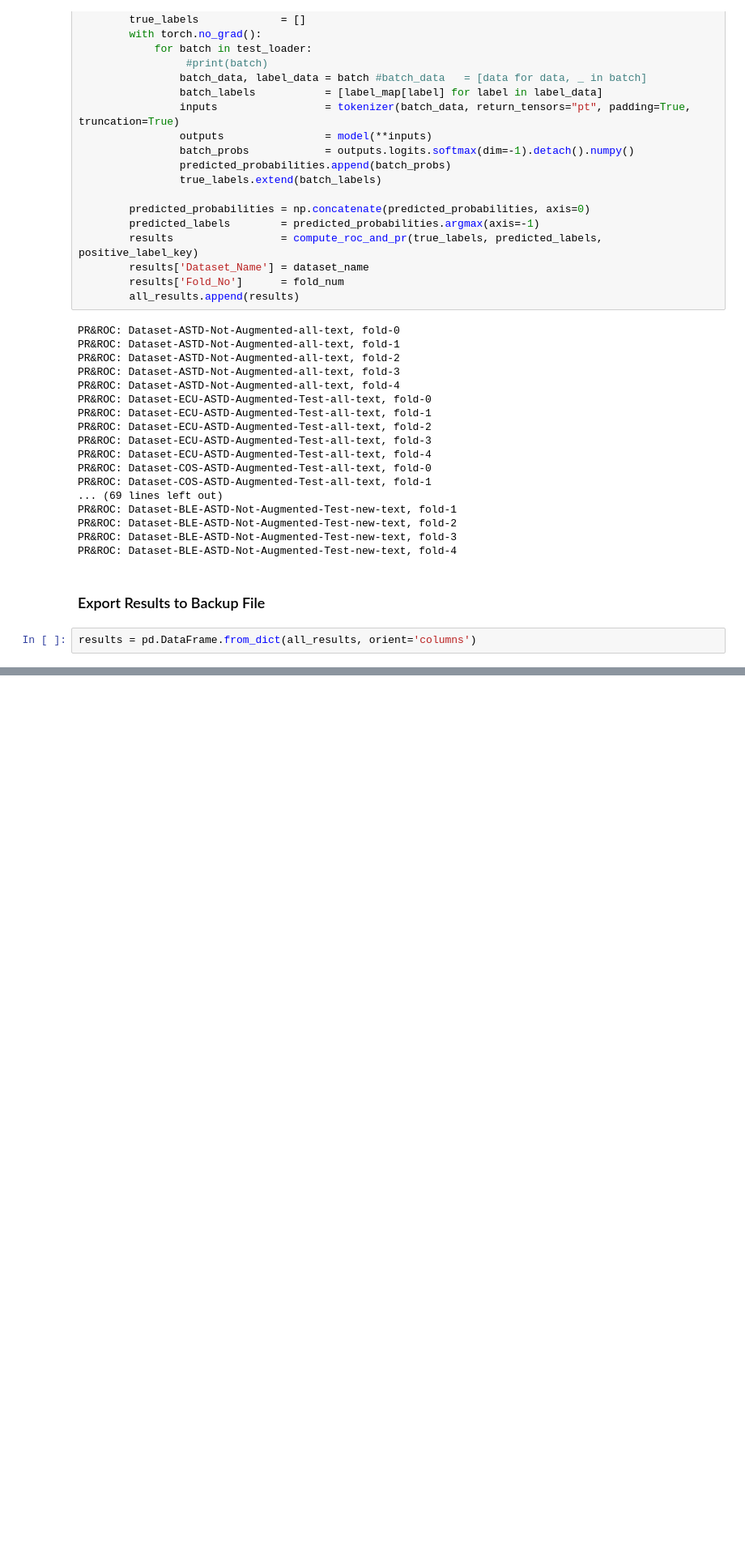
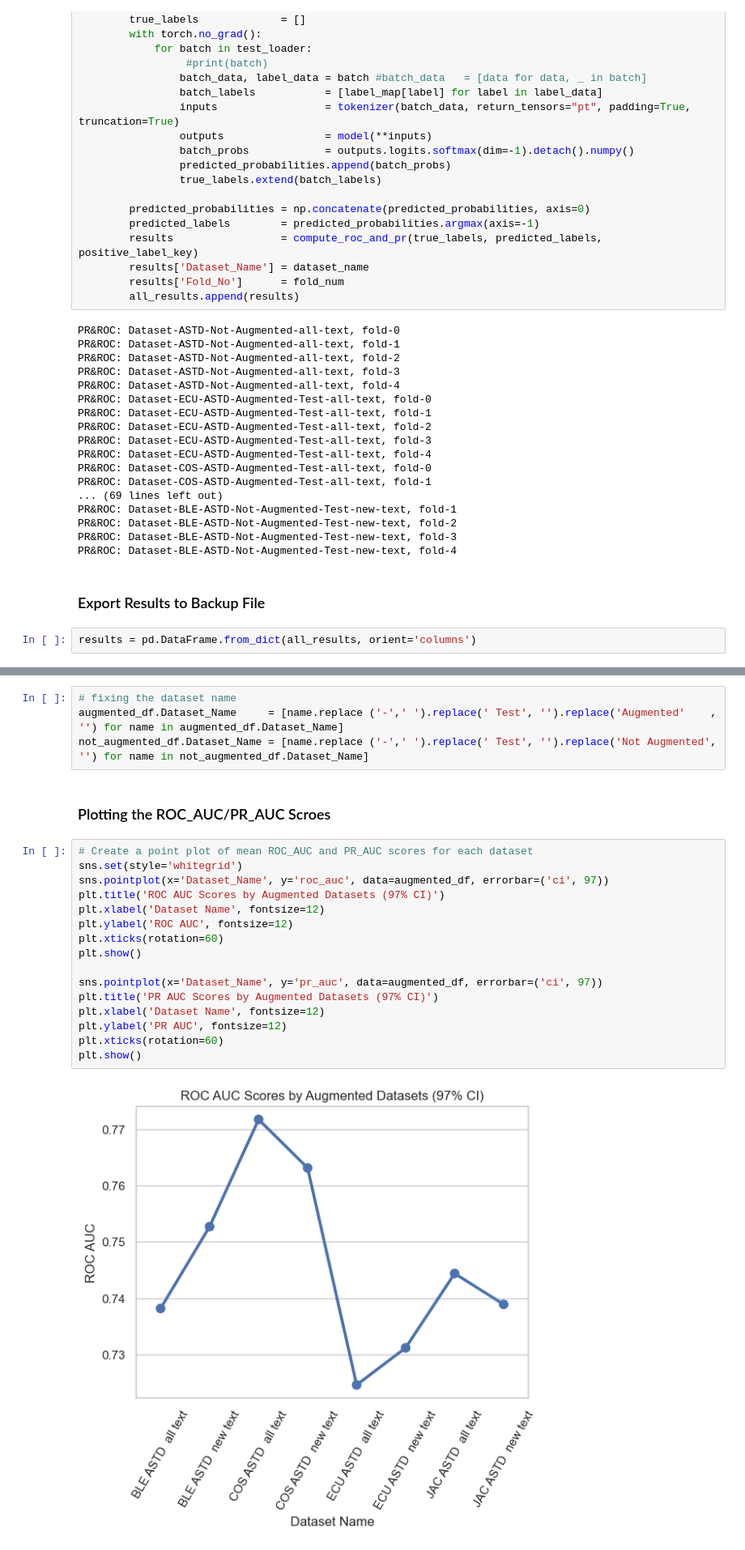
Before and after one commit to Dania-Refai/Arabic-Data-Augmentation, a Jupyter notebook: ASTD-PR-ROC.ipynb, the cells around one changed output, grey strips where cells are left out. Shown at 81% size. Saved outputs shown, nothing was run; the diff lists cells and outputs as text; blank space fills up the shorter version.

```diff
--- a/ASTD-PR-ROC.ipynb
+++ b/ASTD-PR-ROC.ipynb
@@ -478,0 +528,24 @@ NameError: name 'trainResults' is not defined
+# %%
+# fixing the dataset name
+augmented_df.Dataset_Name     = [name.replace ('-',' ').replace(' Test', '').replace('Augmented'    , '') for name in augmented_df.Dataset_Name]
+not_augmented_df.Dataset_Name = [name.replace ('-',' ').replace(' Test', '').replace('Not Augmented', '') for name in not_augmented_df.Dataset_Name]
+# %% [markdown]
+### Plotting the ROC_AUC/PR_AUC Scroes
+# %%
+# Create a point plot of mean ROC_AUC and PR_AUC scores for each dataset
+sns.set(style='whitegrid')
+sns.pointplot(x='Dataset_Name', y='roc_auc', data=augmented_df, errorbar=('ci', 97))
+plt.title('ROC AUC Scores by Augmented Datasets (97% CI)')
+plt.xlabel('Dataset Name', fontsize=12)
+plt.ylabel('ROC AUC', fontsize=12)
+plt.xticks(rotation=60)
+plt.show()
+
+sns.pointplot(x='Dataset_Name', y='pr_auc', data=augmented_df, errorbar=('ci', 97))
+plt.title('PR AUC Scores by Augmented Datasets (97% CI)')
+plt.xlabel('Dataset Name', fontsize=12)
+plt.ylabel('PR AUC', fontsize=12)
+plt.xticks(rotation=60)
+plt.show()
+# %% [output]
+[figure, added]
```
Also changed, not shown: parts of 9 cells of this notebook, 3 other files.
